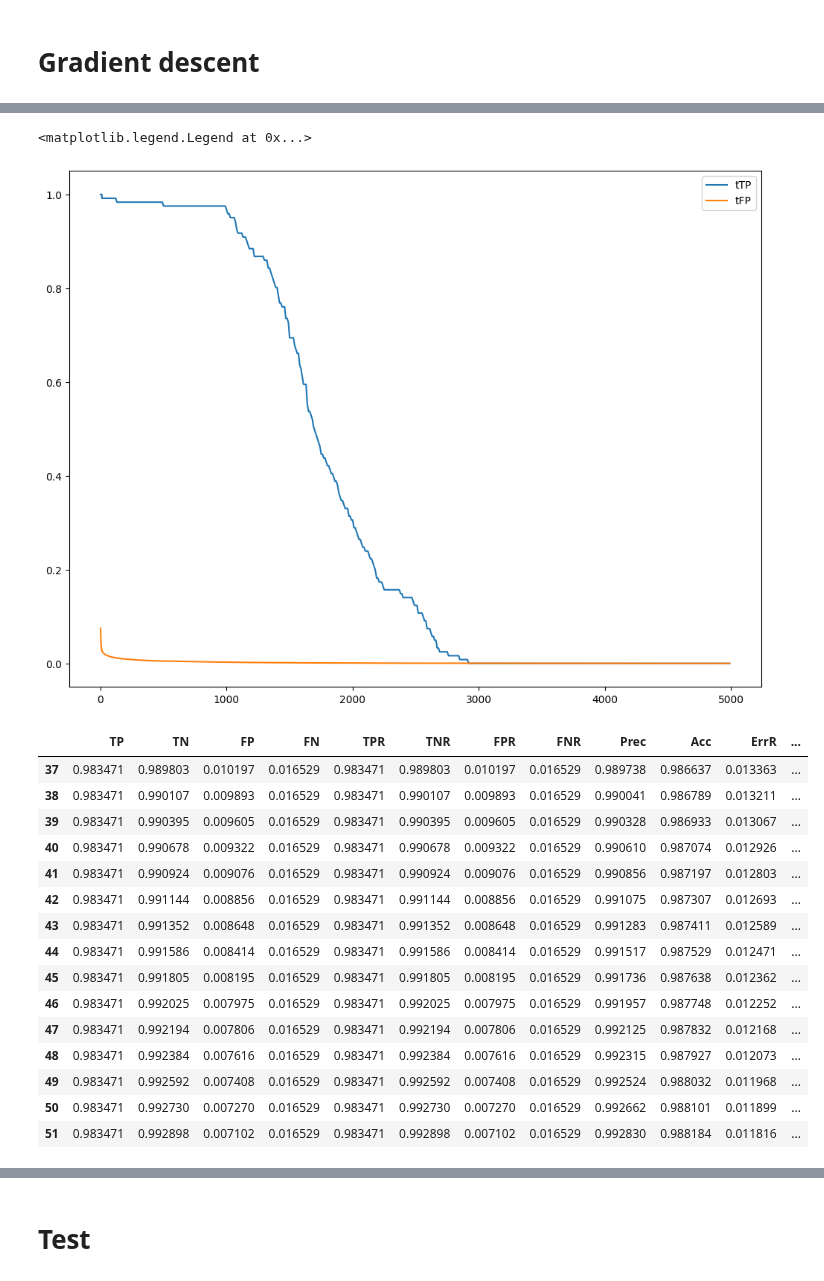
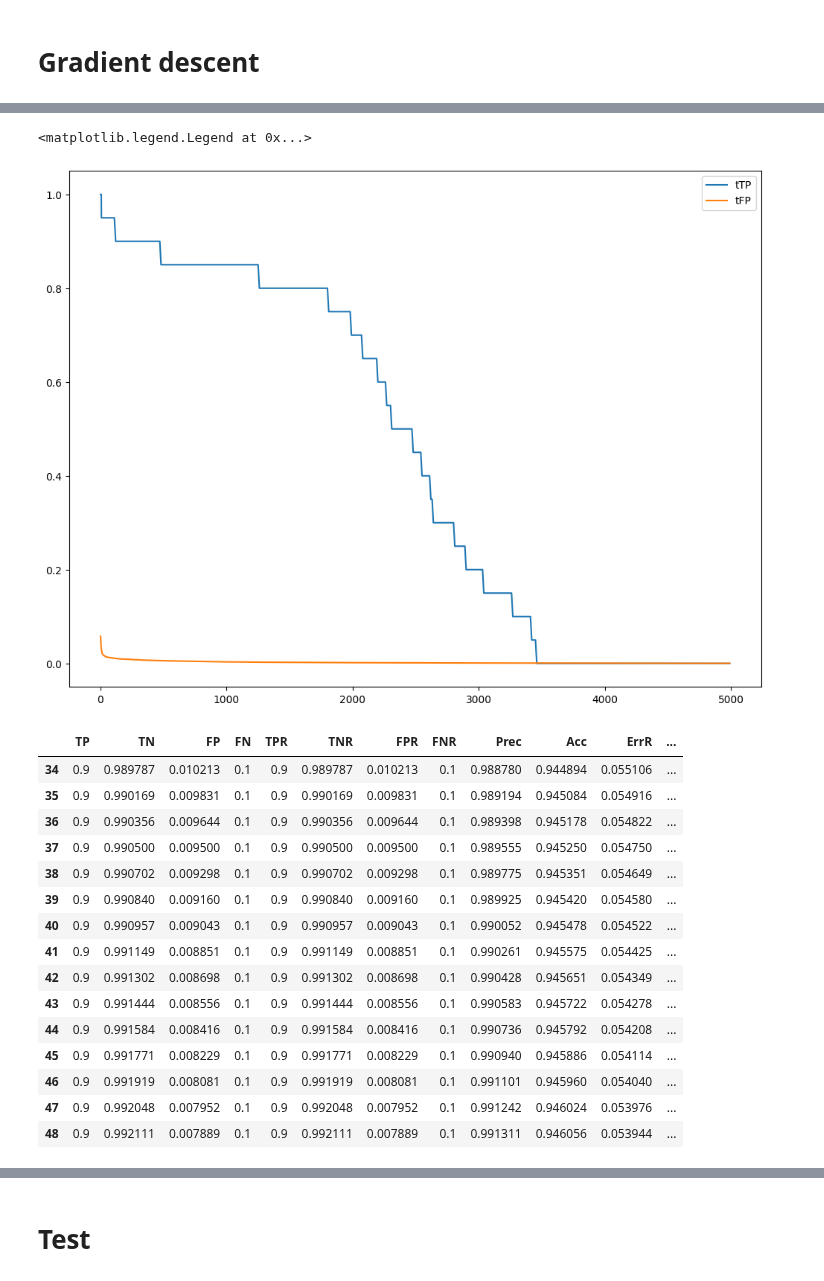
Before and after one commit to mgendr/CTU_13_Supervision_Des_Systemes, a Jupyter notebook: Find_Anomaly_thresh.ipynb, the cells around one changed output, grey strips where cells are left out. Saved outputs shown, nothing was run; the diff lists cells and outputs as text; code cells hidden in the pictures.

```diff
--- a/Find_Anomaly_thresh.ipynb
+++ b/Find_Anomaly_thresh.ipynb
@@ -22,7 +22,8 @@ from KGB import preprocess_df, proceed_KGB
 plt.rcParams["figure.figsize"] = (12, 9)
 warnings.simplefilter("ignore")
 # %%
-current_dataset = 6
+current_dataset = 5
+major_components = True
 name_directory = "CTU-13-Dataset"
 path = os.path.join(name_directory,str(current_dataset))
 os.listdir(path)
@@ -110,7 +117,7 @@ def compute_anomalies_scores_for_windows(df, window = window, step = 1) :
     for i in tqdm(range(number_of_iterations)) :
         time_of_end = min_time + window_delta + pd.Timedelta(step*i, "m")
         cutted = df[df.StartTime<= time_of_end ]
-        res.append(proceed_KGB(cutted, window_time = window ) )
+        res.append(proceed_KGB(cutted, window_time = window, major_components = major_components ) )
 
     new_res = [pd.DataFrame( {"anomaly_score" : df, "id_time_frame" : id_df}) for id_df, df in enumerate(res)]
     result = pd.concat(new_res)
@@ -328,31 +336,31 @@ plt.plot(thresholds,[i[legend[1]] for i in list_metrics])
 plt.legend(legend)
 # %% [output]
 <matplotlib.legend.Legend at 0x...>
-[figure, old version]
+[figure, new version]
 # %%
 
 metrics_df = pd.DataFrame.from_records(list_metrics)
 metrics_df.rename(columns = {"tTP":"TP", "tTN":"TN", "tFP":"FP", "tFN":"FN"}, inplace = True)
 metrics_df["thresholds"] = thresholds
-selected = metrics_df[metrics_df.FP<0.0105]
+selected = metrics_df[metrics_df.FP<0.0103]
 selected.sort_values(by = ["TP", "thresholds"], ascending = [False, True]).head(15)
 # %% [output]
 |  | TP | TN | FP | FN | TPR | TNR | FPR | FNR | Prec | Acc | ErrR | ... |
-| 37 | 0.983471 | 0.989803 | 0.010197 | 0.016529 | 0.983471 | 0.989803 | 0.010197 | 0.016529 | 0.989738 | 0.986637 | 0.013363 | ... |
-| 38 | 0.983471 | 0.990107 | 0.009893 | 0.016529 | 0.983471 | 0.990107 | 0.009893 | 0.016529 | 0.990041 | 0.986789 | 0.013211 | ... |
-| 39 | 0.983471 | 0.990395 | 0.009605 | 0.016529 | 0.983471 | 0.990395 | 0.009605 | 0.016529 | 0.990328 | 0.986933 | 0.013067 | ... |
-| 40 | 0.983471 | 0.990678 | 0.009322 | 0.016529 | 0.983471 | 0.990678 | 0.009322 | 0.016529 | 0.990610 | 0.987074 | 0.012926 | ... |
-| 41 | 0.983471 | 0.990924 | 0.009076 | 0.016529 | 0.983471 | 0.990924 | 0.009076 | 0.016529 | 0.990856 | 0.987197 | 0.012803 | ... |
-| 42 | 0.983471 | 0.991144 | 0.008856 | 0.016529 | 0.983471 | 0.991144 | 0.008856 | 0.016529 | 0.991075 | 0.987307 | 0.012693 | ... |
-| 43 | 0.983471 | 0.991352 | 0.008648 | 0.016529 | 0.983471 | 0.991352 | 0.008648 | 0.016529 | 0.991283 | 0.987411 | 0.012589 | ... |
-| 44 | 0.983471 | 0.991586 | 0.008414 | 0.016529 | 0.983471 | 0.991586 | 0.008414 | 0.016529 | 0.991517 | 0.987529 | 0.012471 | ... |
-| 45 | 0.983471 | 0.991805 | 0.008195 | 0.016529 | 0.983471 | 0.991805 | 0.008195 | 0.016529 | 0.991736 | 0.987638 | 0.012362 | ... |
-| 46 | 0.983471 | 0.992025 | 0.007975 | 0.016529 | 0.983471 | 0.992025 | 0.007975 | 0.016529 | 0.991957 | 0.987748 | 0.012252 | ... |
-| 47 | 0.983471 | 0.992194 | 0.007806 | 0.016529 | 0.983471 | 0.992194 | 0.007806 | 0.016529 | 0.992125 | 0.987832 | 0.012168 | ... |
-| 48 | 0.983471 | 0.992384 | 0.007616 | 0.016529 | 0.983471 | 0.992384 | 0.007616 | 0.016529 | 0.992315 | 0.987927 | 0.012073 | ... |
-| 49 | 0.983471 | 0.992592 | 0.007408 | 0.016529 | 0.983471 | 0.992592 | 0.007408 | 0.016529 | 0.992524 | 0.988032 | 0.011968 | ... |
-| 50 | 0.983471 | 0.992730 | 0.007270 | 0.016529 | 0.983471 | 0.992730 | 0.007270 | 0.016529 | 0.992662 | 0.988101 | 0.011899 | ... |
-| 51 | 0.983471 | 0.992898 | 0.007102 | 0.016529 | 0.983471 | 0.992898 | 0.007102 | 0.016529 | 0.992830 | 0.988184 | 0.011816 | ... |
+| 34 | 0.9 | 0.989787 | 0.010213 | 0.1 | 0.9 | 0.989787 | 0.010213 | 0.1 | 0.988780 | 0.944894 | 0.055106 | ... |
+| 35 | 0.9 | 0.990169 | 0.009831 | 0.1 | 0.9 | 0.990169 | 0.009831 | 0.1 | 0.989194 | 0.945084 | 0.054916 | ... |
+| 36 | 0.9 | 0.990356 | 0.009644 | 0.1 | 0.9 | 0.990356 | 0.009644 | 0.1 | 0.989398 | 0.945178 | 0.054822 | ... |
+| 37 | 0.9 | 0.990500 | 0.009500 | 0.1 | 0.9 | 0.990500 | 0.009500 | 0.1 | 0.989555 | 0.945250 | 0.054750 | ... |
+| 38 | 0.9 | 0.990702 | 0.009298 | 0.1 | 0.9 | 0.990702 | 0.009298 | 0.1 | 0.989775 | 0.945351 | 0.054649 | ... |
+| 39 | 0.9 | 0.990840 | 0.009160 | 0.1 | 0.9 | 0.990840 | 0.009160 | 0.1 | 0.989925 | 0.945420 | 0.054580 | ... |
+| 40 | 0.9 | 0.990957 | 0.009043 | 0.1 | 0.9 | 0.990957 | 0.009043 | 0.1 | 0.990052 | 0.945478 | 0.054522 | ... |
+| 41 | 0.9 | 0.991149 | 0.008851 | 0.1 | 0.9 | 0.991149 | 0.008851 | 0.1 | 0.990261 | 0.945575 | 0.054425 | ... |
+| 42 | 0.9 | 0.991302 | 0.008698 | 0.1 | 0.9 | 0.991302 | 0.008698 | 0.1 | 0.990428 | 0.945651 | 0.054349 | ... |
+| 43 | 0.9 | 0.991444 | 0.008556 | 0.1 | 0.9 | 0.991444 | 0.008556 | 0.1 | 0.990583 | 0.945722 | 0.054278 | ... |
+| 44 | 0.9 | 0.991584 | 0.008416 | 0.1 | 0.9 | 0.991584 | 0.008416 | 0.1 | 0.990736 | 0.945792 | 0.054208 | ... |
+| 45 | 0.9 | 0.991771 | 0.008229 | 0.1 | 0.9 | 0.991771 | 0.008229 | 0.1 | 0.990940 | 0.945886 | 0.054114 | ... |
+| 46 | 0.9 | 0.991919 | 0.008081 | 0.1 | 0.9 | 0.991919 | 0.008081 | 0.1 | 0.991101 | 0.945960 | 0.054040 | ... |
+| 47 | 0.9 | 0.992048 | 0.007952 | 0.1 | 0.9 | 0.992048 | 0.007952 | 0.1 | 0.991242 | 0.946024 | 0.053976 | ... |
+| 48 | 0.9 | 0.992111 | 0.007889 | 0.1 | 0.9 | 0.992111 | 0.007889 | 0.1 | 0.991311 | 0.946056 | 0.053944 | ... |
 # %%
 selected.sort_values(by = ["TP", "thresholds"], ascending = [False, True]).head(8)[["TP","FP", "thresholds"]]
 # %% [output]
```
Also changed, not shown: parts of 20 cells of this notebook.
